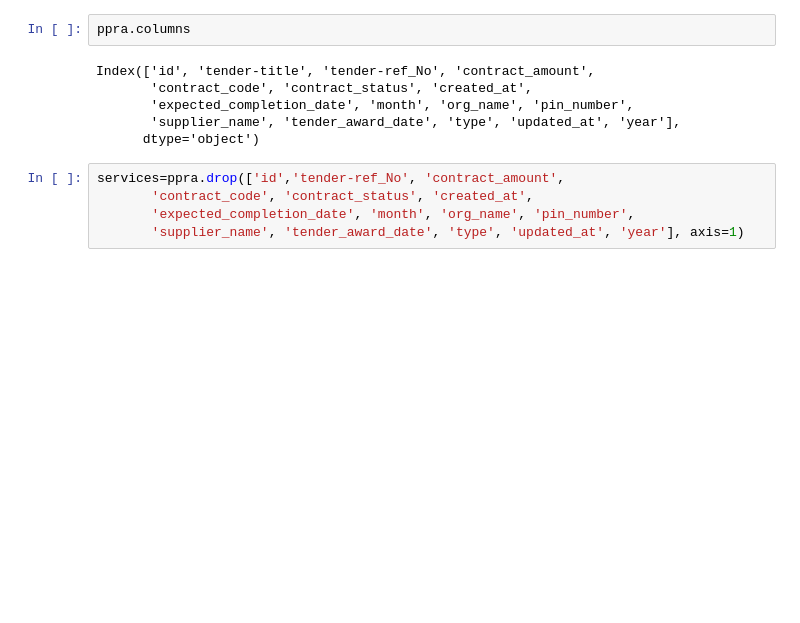
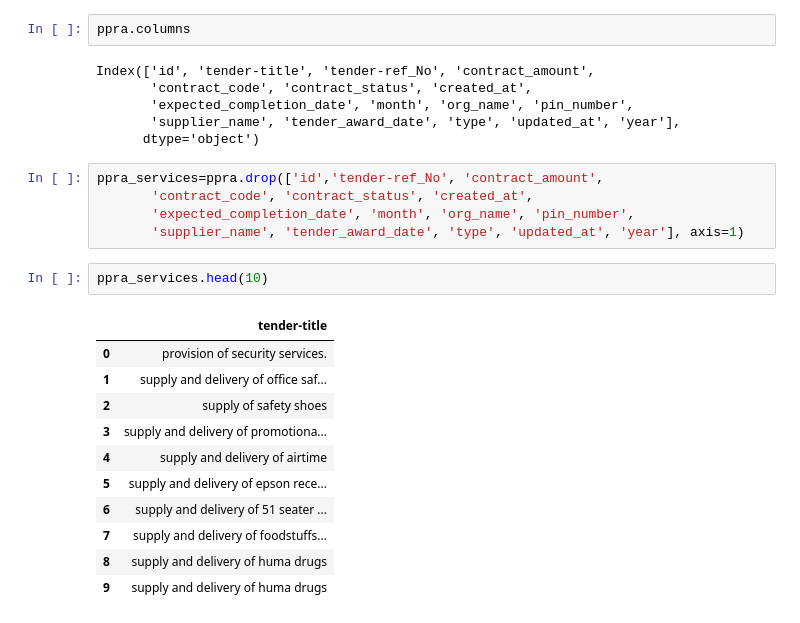
Before and after one commit to datakiptoo/County_Service-_Delivery, a Jupyter notebook: County_Residents.ipynb, the cells around one changed output. Cells and saved outputs as stored; diff of their text form; blank space fills up the shorter version.

```diff
--- a/County_Residents.ipynb
+++ b/County_Residents.ipynb
@@ -300,7 +302,21 @@ Index(['id', 'tender-title', 'tender-ref_No', 'contract_amount',
        'supplier_name', 'tender_award_date', 'type', 'updated_at', 'year'],
       dtype='object')
 # %%
-services=ppra.drop(['id','tender-ref_No', 'contract_amount',
+ppra_services=ppra.drop(['id','tender-ref_No', 'contract_amount',
        'contract_code', 'contract_status', 'created_at',
        'expected_completion_date', 'month', 'org_name', 'pin_number',
        'supplier_name', 'tender_award_date', 'type', 'updated_at', 'year'], axis=1)
+# %%
+ppra_services.head(10)
+# %% [output]
+|  | tender-title |
+| 0 | provision of security services. |
+| 1 | supply and delivery of office saf... |
+| 2 | supply of safety shoes |
+| 3 | supply and delivery of promotiona... |
+| 4 | supply and delivery of airtime |
+| 5 | supply and delivery of epson rece... |
+| 6 | supply and delivery of 51 seater ... |
+| 7 | supply and delivery of foodstuffs... |
+| 8 | supply and delivery of huma drugs |
+| 9 | supply and delivery of huma drugs |
```
Also changed, not shown: parts of 8 cells of this notebook.
